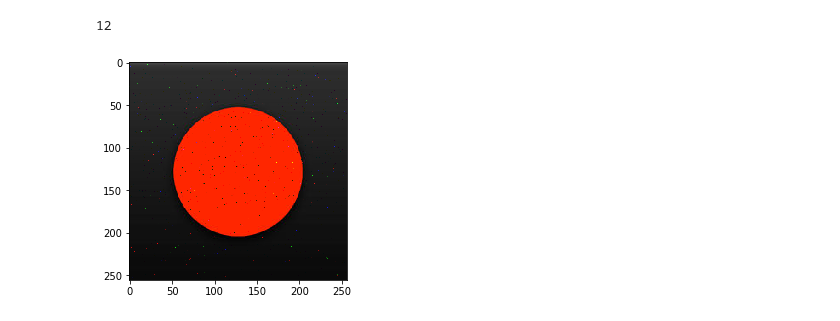
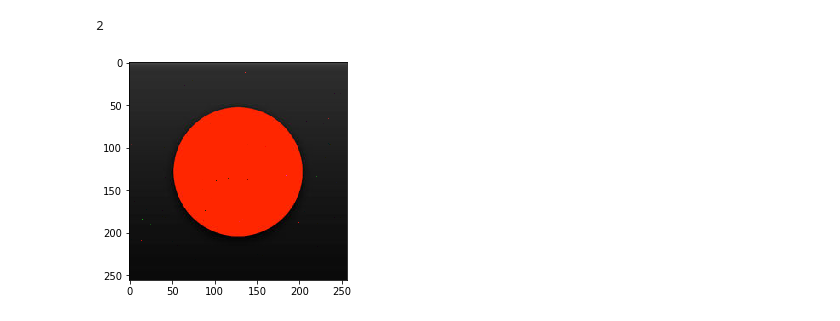
Before and after one commit to rafaelmcam/gr-ITpp, a Jupyter notebook: examples/BPSK Ladams/16-05-2019 (A Fazer)/BCH Recoder.ipynb, the cells around one changed output. Saved outputs shown, nothing was run; the diff lists cells and outputs as text; code cells hidden in the pictures.

```diff
--- a/examples/BPSK Ladams/16-05-2019 (A Fazer)/BCH Recoder.ipynb
+++ b/examples/BPSK Ladams/16-05-2019 (A Fazer)/BCH Recoder.ipynb
@@ -47,23 +58,23 @@ for i in range(20):
 # %%
 %%time
-i =  12
+i =  2
 
 
 process=subprocess.Popen(["python2", "BCH_Recoder.py", "--delay", str(i)],
                              stdin=subprocess.PIPE,
                              stdout=subprocess.PIPE,
                              stderr=subprocess.PIPE)
 
 
 time.sleep(10)
 
 inputdata= b" "
 stdoutdata,stderrdata=process.communicate(input=inputdata)
 
 img, rcv_array = readOutput("output2.data", np.array([67 + 0, 255], dtype = np.uint8), header, (256, 256))
 print(i)
 plt.imshow(img)
 plt.show()
 # %% [output]
-12
+2
-[figure, old version]
+[figure, new version]
```
Also changed, not shown: parts of 4 cells of this notebook.
